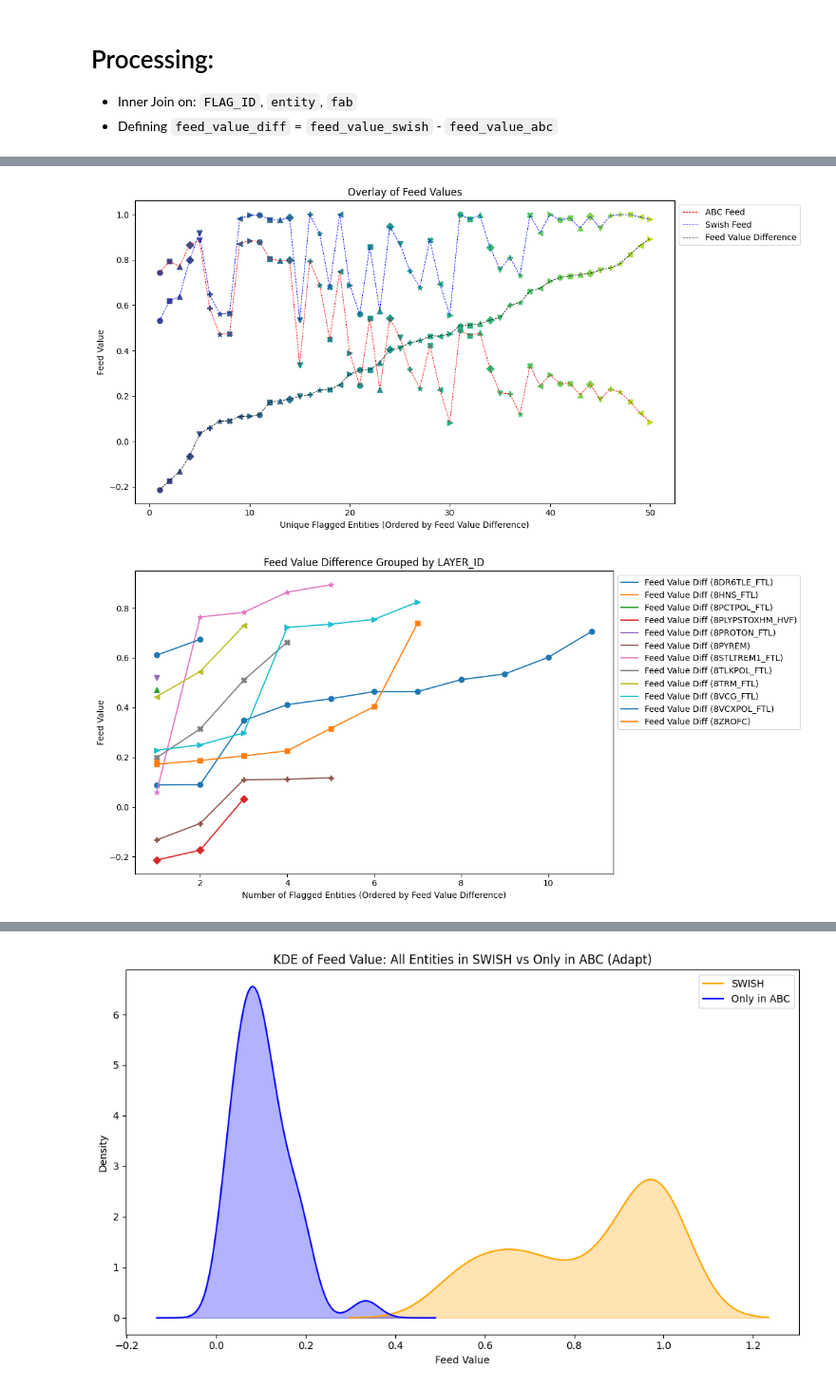
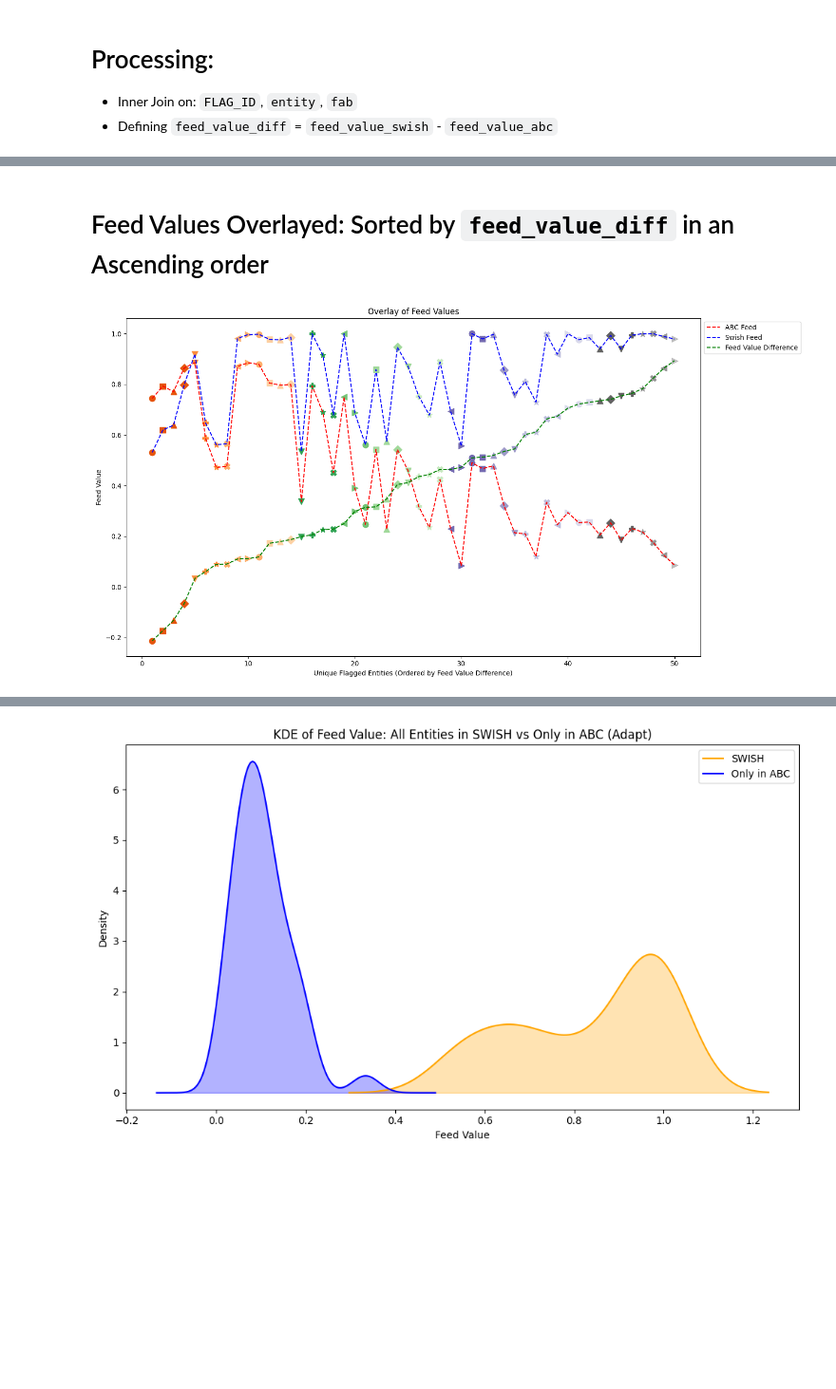
Before and after one commit to maximillian-jacob/DataScience, a Jupyter notebook: main_swish_vs_abc.ipynb, the cells around one changed output, grey strips where cells are left out. Shown: that part at 95% size. Saved outputs shown, nothing was run; the diff lists cells and outputs as text; code cells hidden in the pictures; blank space fills up the shorter version.

```diff
--- a/main_swish_vs_abc.ipynb
+++ b/main_swish_vs_abc.ipynb
@@ -202,18 +185,0 @@ Name: count, dtype: int64
-# %%
-#Defining variable x for plotting purposes. x represents the number of unique entities
-x = range(1, len(df)+1)
-
-plt.figure(figsize=(12, 6))
-plt.plot(x, df['feed_value_abc'], label='ABC Feed')
-plt.scatter(x, df['feed_value_abc'], color='blue', s=40, marker='o')
-
-plt.plot(x, df['feed_value_swish'], label='Swish Feed')
-plt.scatter(x, df['feed_value_swish'], color='orange', s=40, marker='o')
-
-plt.plot(x, df['feed_value_diff'], label='Feed Value Difference')
-plt.scatter(x, df['feed_value_diff'], color='green', s=40, marker='o')
-
-plt.xlabel('Number of Flagged Entities (Ordered by Feed Value Difference)')
-plt.ylabel('Feed Value')
-plt.title('Overlay of Feed Values')
-plt.legend(loc='upper left', bbox_to_anchor=(1, 1))
@@ -300,54 +228,35 @@ plt.show()
+# %% [markdown]
+# Feed Values Overlayed: Sorted by `feed_value_diff` in an Ascending order
 # %%
-plt.figure(figsize=(12, 6))
+plt.figure(figsize=(15, 8))
 
-width = 0.7  # Width of the lines
+width = 1.5  # Width of the lines
+size = 80
 
 # Use a single color palette for all data points (e.g., 'tab20c')
-palette = cm.get_cmap('viridis')(np.linspace(0.2, 0.9, len(df)))
+palette = cm.get_cmap('tab20c')(np.linspace(0.2, 0.9, len(df)))
 
 # Define a list of marker shapes to cycle through
 markers = ['o', 's', '^', 'D', 'v', 'P', '*', 'X', '<', '>']
 marker_list = [markers[i % len(markers)] for i in range(len(df))]
 
 plt.plot(x, df['feed_value_abc'], label='ABC Feed', color='red', linewidth=width, linestyle='--')
 for i in range(len(df)):
-    plt.scatter(x[i], df['feed_value_abc'].iloc[i], color=palette[i], s=40, marker=marker_list[i])
+    plt.scatter(x[i], df['feed_value_abc'].iloc[i], color=palette[i], s=size, marker=marker_list[i])
 
 plt.plot(x, df['feed_value_swish'], label='Swish Feed', color='blue', linewidth=width, linestyle='--')
 for i in range(len(df)):
-    plt.scatter(x[i], df['feed_value_swish'].iloc[i], color=palette[i], s=40, marker=marker_list[i])
+    plt.scatter(x[i], df['feed_value_swish'].iloc[i], color=palette[i], s=size, marker=marker_list[i])
 
-plt.plot(x, df['feed_value_diff'], label='Feed Value Difference', color='black', linewidth=width, linestyle='--')
+plt.plot(x, df['feed_value_diff'], label='Feed Value Difference', color='green', linewidth=width, linestyle='--')
 for i in range(len(df)):
-    plt.scatter(x[i], df['feed_value_diff'].iloc[i], color=palette[i], s=40, marker=marker_list[i])
+    plt.scatter(x[i], df['feed_value_diff'].iloc[i], color=palette[i], s=size, marker=marker_list[i])
 
 plt.xlabel('Unique Flagged Entities (Ordered by Feed Value Difference)')
 plt.ylabel('Feed Value')
 plt.title('Overlay of Feed Values')
 plt.legend(loc='upper left', bbox_to_anchor=(1, 1))
 plt.tight_layout()
 plt.show()
 # %% [output]
-[figure, old version]
+[figure, new version]
-# %%
-plt.figure(figsize=(12, 6))
-
-# Define a list of marker shapes to cycle through
-markers = ['o', 's', '^', 'D', 'v', 'P', '*', 'X', '<', '>']
-colors = plt.cm.tab10.colors
-
-for i, (layer, group) in enumerate(df.groupby('LAYER_ID')):
-    x = range(1, len(group) + 1)
-    marker = markers[i % len(markers)]
-    color = colors[i % len(colors)]
-    plt.plot(x, group['feed_value_diff'], label=f'Feed Value Diff ({layer})', color=color)
-    plt.scatter(x, group['feed_value_diff'], s=40, marker=marker, color=color)
-
-plt.xlabel('Number of Flagged Entities (Ordered by Feed Value Difference)')
-plt.ylabel('Feed Value')
-plt.title('Feed Value Difference Grouped by LAYER_ID')
-plt.legend(loc='upper left', bbox_to_anchor=(1, 1))
-plt.tight_layout()
-plt.show()
-# %% [output]
-[figure, removed]
```
Also changed, not shown: parts of 36 cells of this notebook.
